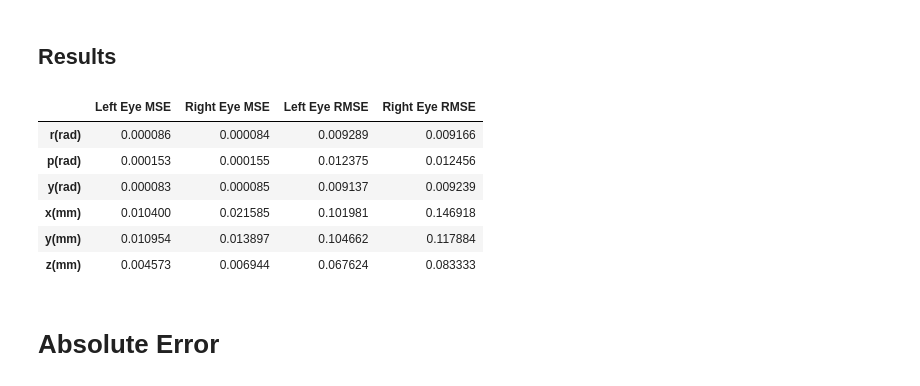
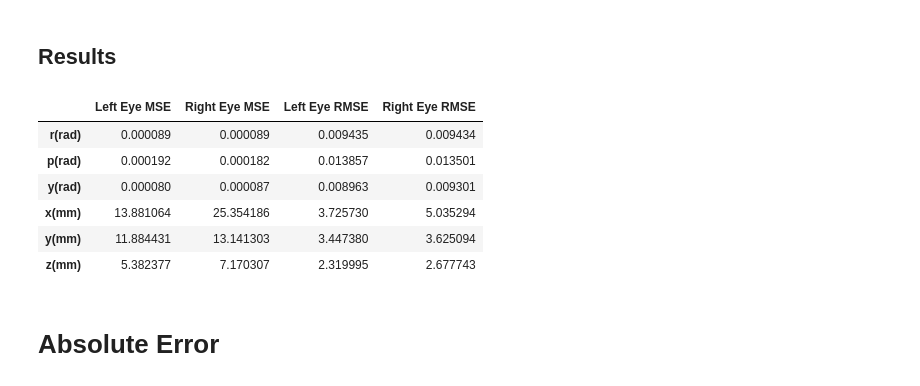
Before and after one commit to jpmnieles/grace_dl, a Jupyter notebook: notebooks/240929_Optimization_Evaluation.ipynb, the cells around one changed output. Saved outputs shown, nothing was run; the diff lists cells and outputs as text; code cells hidden in the pictures.

```diff
--- a/notebooks/240929_Optimization_Evaluation.ipynb
+++ b/notebooks/240929_Optimization_Evaluation.ipynb
@@ -140,7 +140,7 @@ robot = URDF.from_xml_file(urdf_path)
 # %%
 # Load Dataset CSV
 
-data_fn = "241001_075m_grace_dataset.csv"
+data_fn = "241003_075m_grace_dataset.csv"
 data_dir = "final"
 csv_file = os.path.join(os.getcwd(),"..","data", data_dir, data_fn)
 temp_df = pd.read_csv(csv_file)
@@ -161,7 +161,7 @@ data_df['cmd_theta_eyes_tilt'] = np.radians(data_df['cmd_theta_eyes_tilt'].value
 # %%
 # Load CSV Optimization Results
 
-csv_fn = "20241001_051813_541397_075m_grace_results.csv"
+csv_fn = "20241003_055157_467129_075m_grace_results.csv"
 csv_path = os.path.join(os.getcwd(),"..","results",csv_fn)
 df = pd.read_csv(csv_path, index_col=0)
 var_dict = dict(zip(df.index,df['learned'].values))
@@ -243,51 +243,51 @@ r_tvec_t = torch.Tensor(r_tvec).to(dtype=dtype, device=device)
 # %%
 # Results
 
 results_idx = ['r(rad)','p(rad)', 'y(rad)', 'x(mm)','y(mm)', 'z(mm)',]
 results_df = pd.DataFrame({'Left Eye MSE': [
                             mse_loss(out_l_rvec[:,0], l_rvec_t[:,0]).cpu().item(),
                             mse_loss(out_l_rvec[:,1], l_rvec_t[:,1]).cpu().item(),
                             mse_loss(out_l_rvec[:,2], l_rvec_t[:,2]).cpu().item(),
-                            1000*mse_loss(out_l_tvec[:,0], l_tvec_t[:,0]).cpu().item(),
-                            1000*mse_loss(out_l_tvec[:,1], l_tvec_t[:,1]).cpu().item(),
-                            1000*mse_loss(out_l_tvec[:,2], l_tvec_t[:,2]).cpu().item(),
+                            mse_loss(1000*out_l_tvec[:,0], 1000*l_tvec_t[:,0]).cpu().item(),
+                            mse_loss(1000*out_l_tvec[:,1], 1000*l_tvec_t[:,1]).cpu().item(),
+                            mse_loss(1000*out_l_tvec[:,2], 1000*l_tvec_t[:,2]).cpu().item(),
                             ],
                           'Right Eye MSE': [
                             mse_loss(out_r_rvec[:,0], r_rvec_t[:,0]).cpu().item(),
                             mse_loss(out_r_rvec[:,1], r_rvec_t[:,1]).cpu().item(),
                             mse_loss(out_r_rvec[:,2], r_rvec_t[:,2]).cpu().item(),
-                            1000*mse_loss(out_r_tvec[:,0], r_tvec_t[:,0]).cpu().item(),
-                            1000*mse_loss(out_r_tvec[:,1], r_tvec_t[:,1]).cpu().item(),
-                            1000*mse_loss(out_r_tvec[:,2], r_tvec_t[:,2]).cpu().item(),
+                            mse_loss(1000*out_r_tvec[:,0], 1000*r_tvec_t[:,0]).cpu().item(),
+                            mse_loss(1000*out_r_tvec[:,1], 1000*r_tvec_t[:,1]).cpu().item(),
+                            mse_loss(1000*out_r_tvec[:,2], 1000*r_tvec_t[:,2]).cpu().item(),
                           ],
                            'Left Eye RMSE': [
                             math.sqrt(mse_loss(out_l_rvec[:,0], l_rvec_t[:,0]).cpu().item()),
                             math.sqrt(mse_loss(out_l_rvec[:,1], l_rvec_t[:,1]).cpu().item()),
                             math.sqrt(mse_loss(out_l_rvec[:,2], l_rvec_t[:,2]).cpu().item()),
-                            math.sqrt(1000*mse_loss(out_l_tvec[:,0], l_tvec_t[:,0]).cpu().item()),
-                            math.sqrt(1000*mse_loss(out_l_tvec[:,1], l_tvec_t[:,1]).cpu().item()),
-                            math.sqrt(1000*mse_loss(out_l_tvec[:,2], l_tvec_t[:,2]).cpu().item()),
+                            math.sqrt(mse_loss(1000*out_l_tvec[:,0], 1000*l_tvec_t[:,0]).cpu().item()),
+                            math.sqrt(mse_loss(1000*out_l_tvec[:,1], 1000*l_tvec_t[:,1]).cpu().item()),
+                            math.sqrt(mse_loss(1000*out_l_tvec[:,2], 1000*l_tvec_t[:,2]).cpu().item()),
                             ],
                           'Right Eye RMSE': [
                             math.sqrt(mse_loss(out_r_rvec[:,0], r_rvec_t[:,0]).cpu().item()),
                             math.sqrt(mse_loss(out_r_rvec[:,1], r_rvec_t[:,1]).cpu().item()),
                             math.sqrt(mse_loss(out_r_rvec[:,2], r_rvec_t[:,2]).cpu().item()),
-                            math.sqrt(1000*mse_loss(out_r_tvec[:,0], r_tvec_t[:,0]).cpu().item()),
-                            math.sqrt(1000*mse_loss(out_r_tvec[:,1], r_tvec_t[:,1]).cpu().item()),
-                            math.sqrt(1000*mse_loss(out_r_tvec[:,2], r_tvec_t[:,2]).cpu().item()),
+                            math.sqrt(mse_loss(1000*out_r_tvec[:,0], 1000*r_tvec_t[:,0]).cpu().item()),
+                            math.sqrt(mse_loss(1000*out_r_tvec[:,1], 1000*r_tvec_t[:,1]).cpu().item()),
+                            math.sqrt(mse_loss(1000*out_r_tvec[:,2], 1000*r_tvec_t[:,2]).cpu().item()),
                           ],
 
                           })
 results_df.index = results_idx
 results_df
 # %% [output]
 |  | Left Eye MSE | Right Eye MSE | Left Eye RMSE | Right Eye RMSE |
-| r(rad) | 0.000086 | 0.000084 | 0.009289 | 0.009166 |
-| p(rad) | 0.000153 | 0.000155 | 0.012375 | 0.012456 |
-| y(rad) | 0.000083 | 0.000085 | 0.009137 | 0.009239 |
-| x(mm) | 0.010400 | 0.021585 | 0.101981 | 0.146918 |
-| y(mm) | 0.010954 | 0.013897 | 0.104662 | 0.117884 |
-| z(mm) | 0.004573 | 0.006944 | 0.067624 | 0.083333 |
+| r(rad) | 0.000089 | 0.000089 | 0.009435 | 0.009434 |
+| p(rad) | 0.000192 | 0.000182 | 0.013857 | 0.013501 |
+| y(rad) | 0.000080 | 0.000087 | 0.008963 | 0.009301 |
+| x(mm) | 13.881064 | 25.354186 | 3.725730 | 5.035294 |
+| y(mm) | 11.884431 | 13.141303 | 3.447380 | 3.625094 |
+| z(mm) | 5.382377 | 7.170307 | 2.319995 | 2.677743 |
 # %% [markdown]
 # Absolute Error
 # %% [markdown]
```
Also changed, not shown: parts of 7 cells of this notebook.
